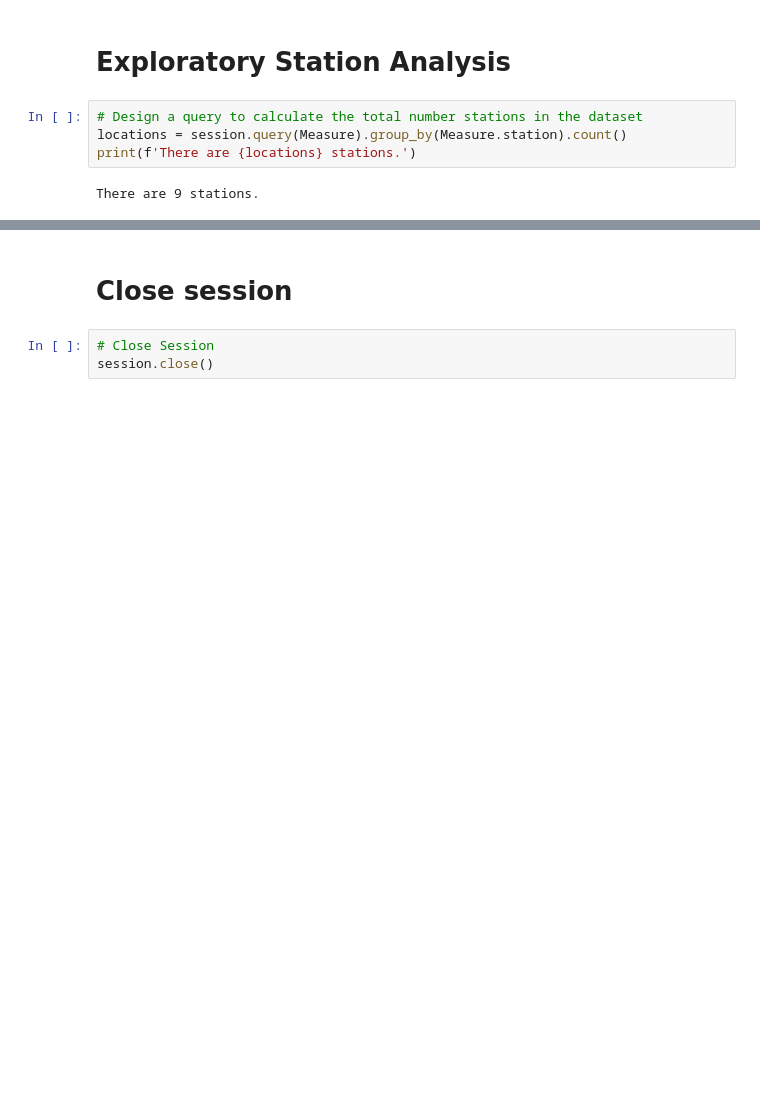
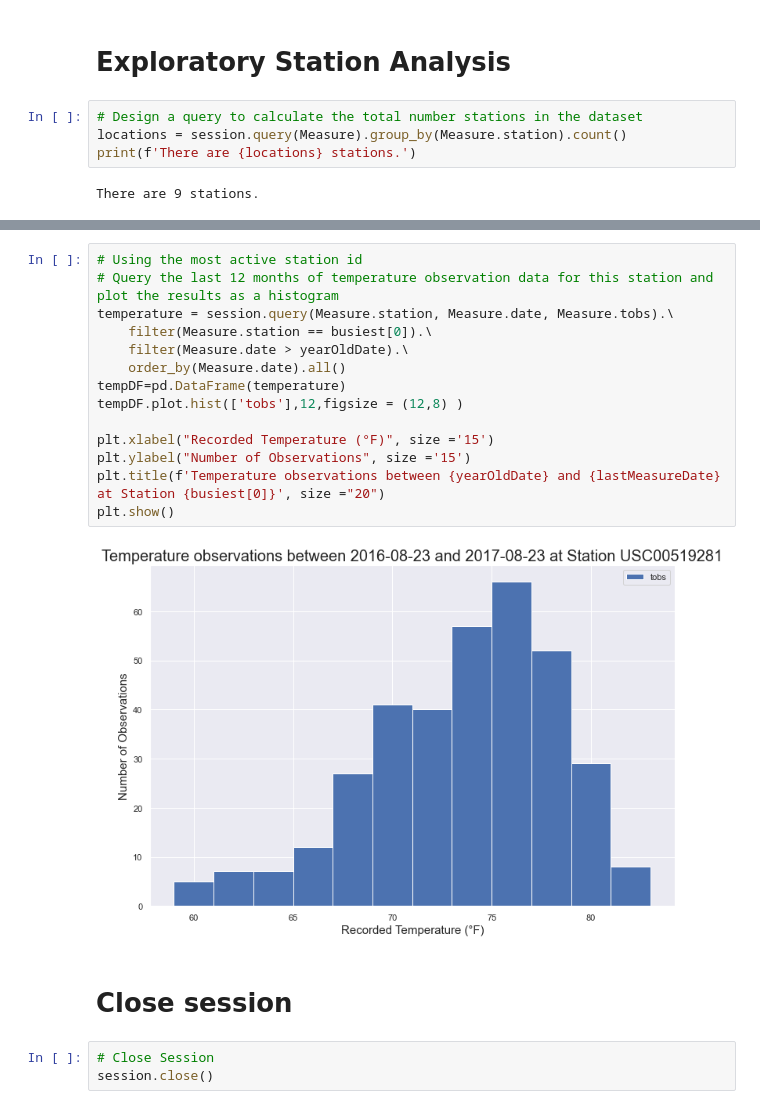
Before and after one commit to kjmickey/sqlalchemy-challenge, a Jupyter notebook: climate_starter.ipynb, the cells around one changed output, grey strips where cells are left out. Saved outputs shown, nothing was run; the diff lists cells and outputs as text; blank space fills up the shorter version.

```diff
--- a/climate_starter.ipynb
+++ b/climate_starter.ipynb
@@ -160,3 +175,19 @@ USC00518838 had 511 readings.
+# %%
+# Using the most active station id
+# Query the last 12 months of temperature observation data for this station and plot the results as a histogram
+temperature = session.query(Measure.station, Measure.date, Measure.tobs).\
+    filter(Measure.station == busiest[0]).\
+    filter(Measure.date > yearOldDate).\
+    order_by(Measure.date).all()
+tempDF=pd.DataFrame(temperature)
+tempDF.plot.hist(['tobs'],12,figsize = (12,8) )
+
+plt.xlabel("Recorded Temperature (°F)", size ='15')
+plt.ylabel("Number of Observations", size ='15')
+plt.title(f'Temperature observations between {yearOldDate} and {lastMeasureDate} at Station {busiest[0]}', size ="20")
+plt.show()
+# %% [output]
+[figure, added]
 # %% [markdown]
 # Close session
 # %%
```
Also changed, not shown: parts of 4 cells of this notebook.
